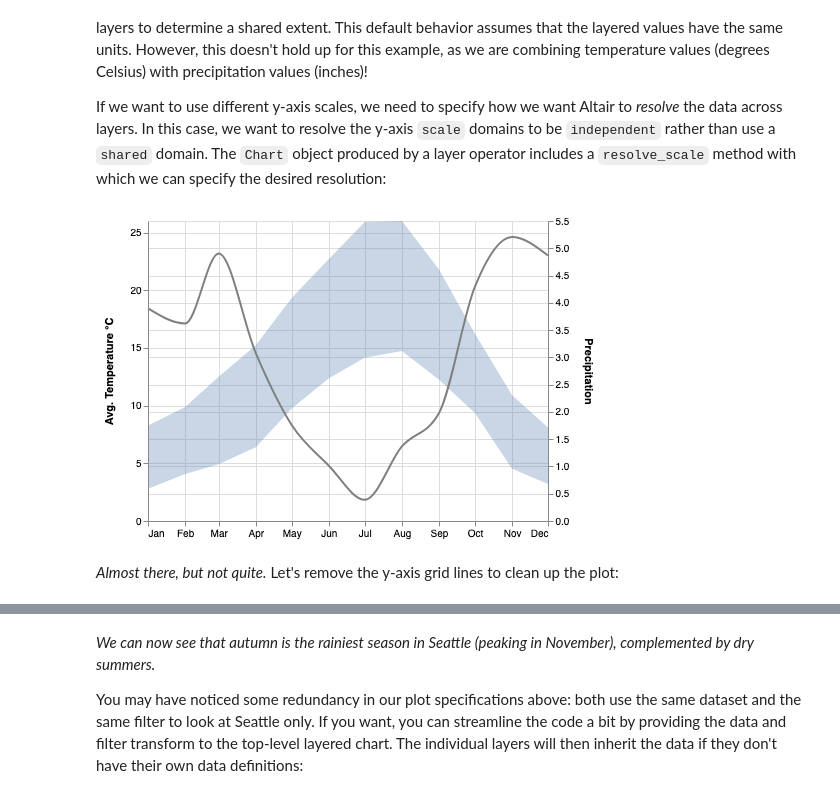
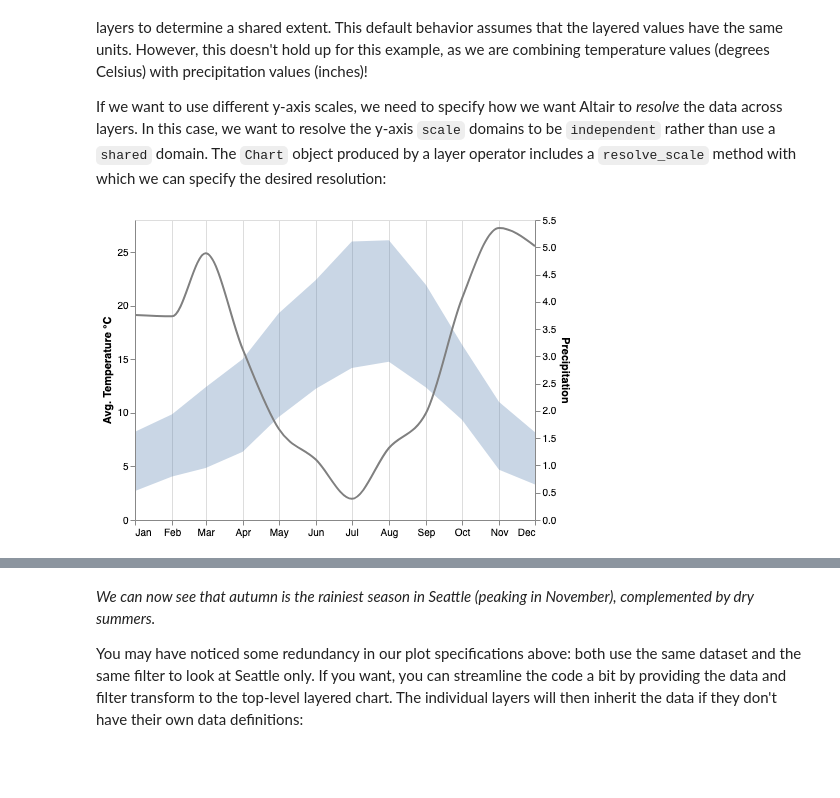
Before and after one commit to uwdata/visualization-curriculum, a Jupyter notebook: altair_view_composition.ipynb, the cells around one changed output, grey strips where cells are left out. Saved outputs shown, nothing was run; the diff lists cells and outputs as text; code cells hidden in the pictures; blank space fills up the shorter version.

```diff
--- a/altair_view_composition.ipynb
+++ b/altair_view_composition.ipynb
@@ -206,25 +205,22 @@ If we want to use different y-axis scales, we need to specify how we want Altair
 # %%
 tempMinMax = alt.Chart(weather).transform_filter(
   'datum.location == "Seattle"'
 ).mark_area(opacity=0.3).encode(
-  alt.X('month(date):T', axis=alt.Axis(title=None, format='%b')),
-  alt.Y('average(temp_max):Q', axis=alt.Axis(title='Avg. Temperature °C')),
+  alt.X('month(date):T', title=None, axis=alt.Axis(format='%b')),
+  alt.Y('average(temp_max):Q', title='Avg. Temperature °C'),
   alt.Y2('average(temp_min):Q')
 )
 
 precip = alt.Chart(weather).transform_filter(
   'datum.location == "Seattle"'
 ).mark_line(
   interpolate='monotone',
   stroke='grey'
 ).encode(
   alt.X('month(date):T'),
-  alt.Y('average(precipitation):Q',
-  axis=alt.Axis(title='Precipitation'))
+  alt.Y('average(precipitation):Q', title='Precipitation')
 )
 
 alt.layer(tempMinMax, precip).resolve_scale(y='independent')
 # %% [output]
-[figure, old version]
+[figure, new version]
-# %% [markdown]
-_Almost there, but not quite._ Let's remove the y-axis grid lines to clean up the plot:
```
Also changed, not shown: parts of 23 cells of this notebook, 7 other files.
